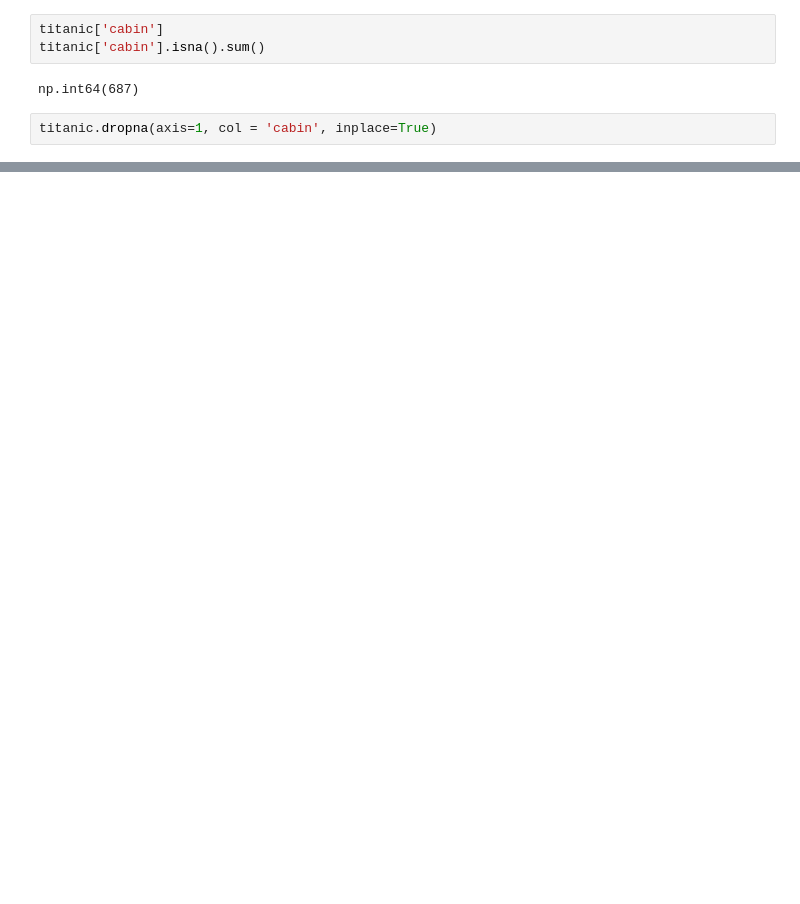
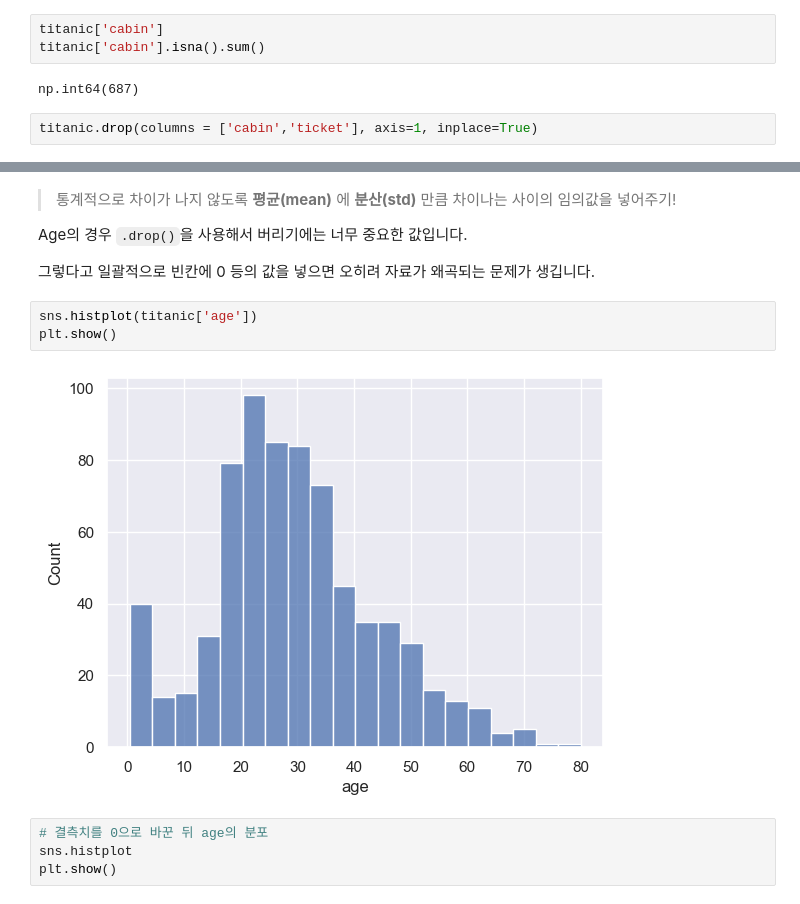
Before and after one commit to mjxxkxx/SeSAC, a Jupyter notebook: Datadiving/Scikitlearn/3-1.ipynb, the cells around one changed output, grey strips where cells are left out. Saved outputs shown, nothing was run; the diff lists cells and outputs as text; blank space fills up the shorter version.

```diff
--- a/Data_Science/datadiving/Scikitlearn/3-1.ipynb
+++ b/Datadiving/Scikitlearn/3-1.ipynb
@@ -387,4 +396,4 @@ titanic['cabin'].isna().sum()
 # %% [output]
 np.int64(687)
 # %%
-titanic.dropna(axis=1, col = 'cabin', inplace=True)
+titanic.drop(columns = ['cabin','ticket'], axis=1, inplace=True)
@@ -392,0 +428,15 @@ TypeError: DataFrame.dropna() got an unexpected keyword argument 'col'
+# %% [markdown]
+>통계적으로 차이가 나지 않도록 **평균(mean)** 에 **분산(std)** 만큼 차이나는 사이의 임의값을 넣어주기!
+
+Age의 경우 `.drop()`을 사용해서 버리기에는 너무 중요한 값입니다.
+
+그렇다고 일괄적으로 빈칸에 0 등의 값을 넣으면 오히려 자료가 왜곡되는 문제가 생깁니다.
+# %%
+sns.histplot(titanic['age'])
+plt.show()
+# %% [output]
+[figure, added]
+# %%
+# 결측치를 0으로 바꾼 뒤 age의 분포
+sns.histplot
+plt.show()
```
Also changed, not shown: parts of 8 cells of this notebook, 2 other files.
